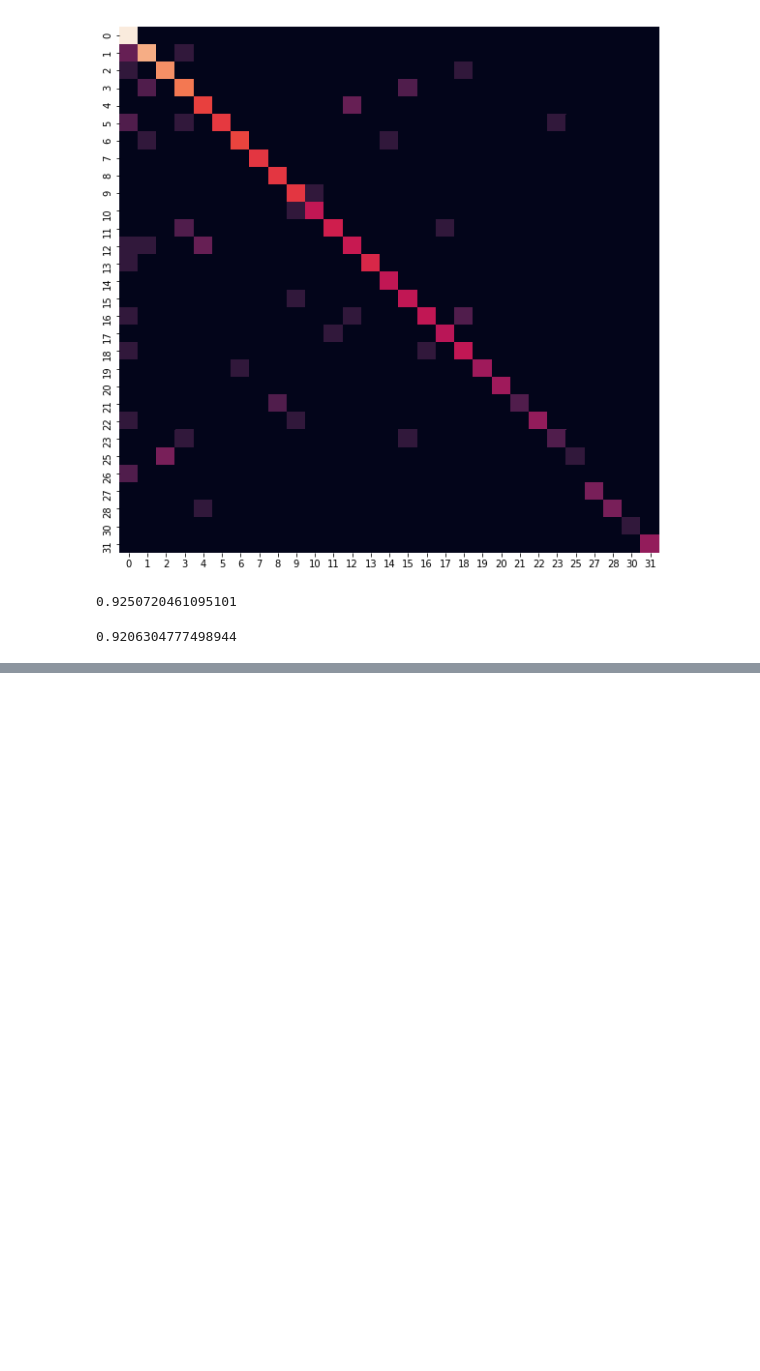
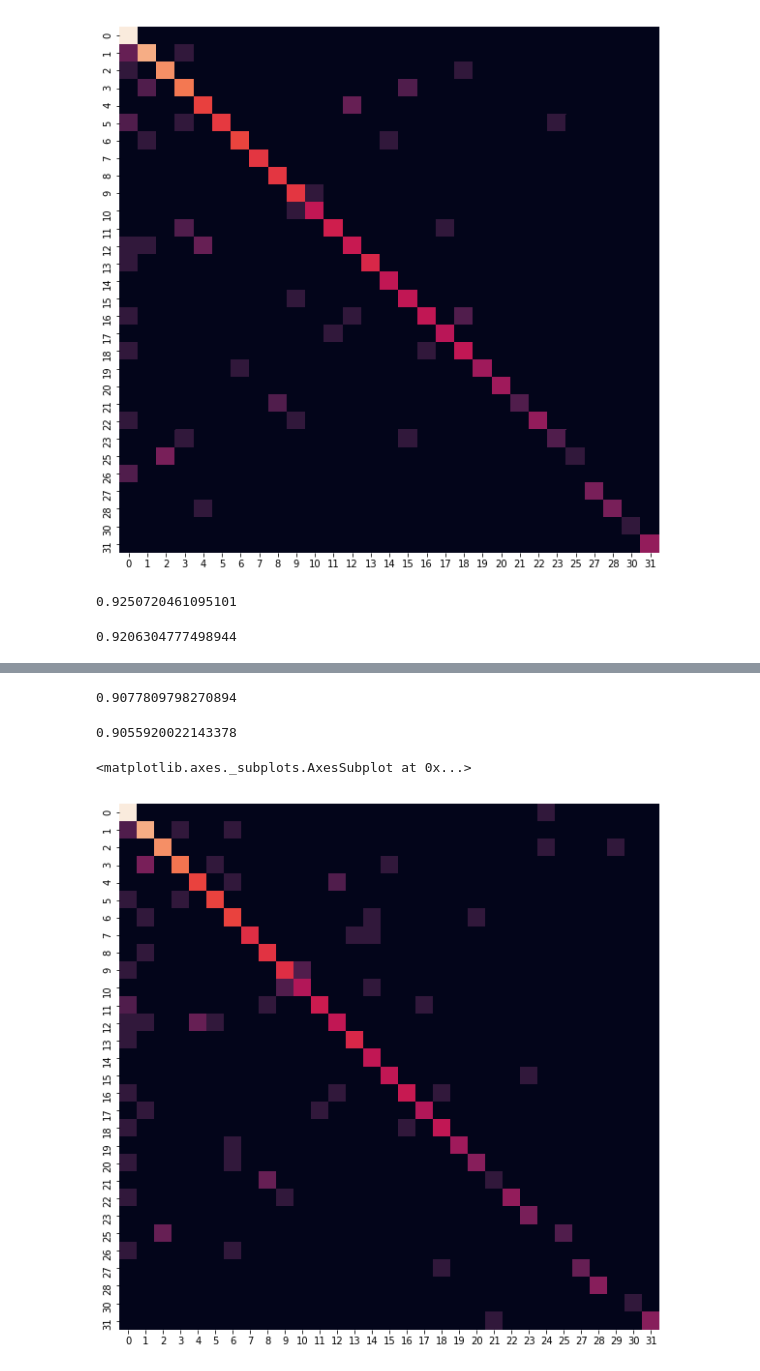
Before and after one commit to mxposed/sickle, a Jupyter notebook: 05-catboost-mca/find_best_params.ipynb, the cells around one changed output, grey strips where cells are left out. Drawn from its saved outputs; the diff is of its cells as text; code cells hidden in the pictures; blank space fills up the shorter version.

```diff
--- a/05-catboost-mca/find_best_params.ipynb
+++ b/05-catboost-mca/find_best_params.ipynb
@@ -242,0 +327,22 @@ sklearn.metrics.f1_score(y_test, preds_acc, average='weighted')
+# %%
+def get_class_weights(y_train):
+    classes = y_train.value_counts()
+    classes.index = classes.index.astype(int)
+    classes.sort_index(inplace=True)
+    return list(classes.sum() / classes)
+# %%
+best_model_cw = CatBoostClassifier(
+    l2_leaf_reg=2,
+    learning_rate=0.468,
+    depth=10,
+    iterations=200,
+    random_seed=42,
+    logging_level='Silent',
+    loss_function='MultiClass',
+    eval_metric='TotalF1',
+    class_weights=get_class_weights(y_train),
+)
+# %%
+best_model_cw.fit(
+    X_train, y_train, [X.shape[1] - 1], plot=True
+)
@@ -242,0 +353,17 @@ sklearn.metrics.f1_score(y_test, preds_acc, average='weighted')
+# %%
+preds_cw = best_model_cw.predict(X_test)
+# %%
+sklearn.metrics.accuracy_score(y_test, preds_cw)
+# %% [output]
+0.9077809798270894
+# %%
+sklearn.metrics.f1_score(y_test, preds_cw, average='weighted')
+# %% [output]
+0.9055920022143378
+# %%
+plt.figure(figsize=(10, 10))
+confusion = np.log2(results_matrix(y_test, pd.Series(preds_cw[:,0], index=y_test.index).astype(int)) + 1)
+seaborn.heatmap(confusion, cbar=None)
+# %% [output]
+<matplotlib.axes._subplots.AxesSubplot at 0x...>
+[figure, added]
```
Also changed, not shown: parts of 22 cells of this notebook.
